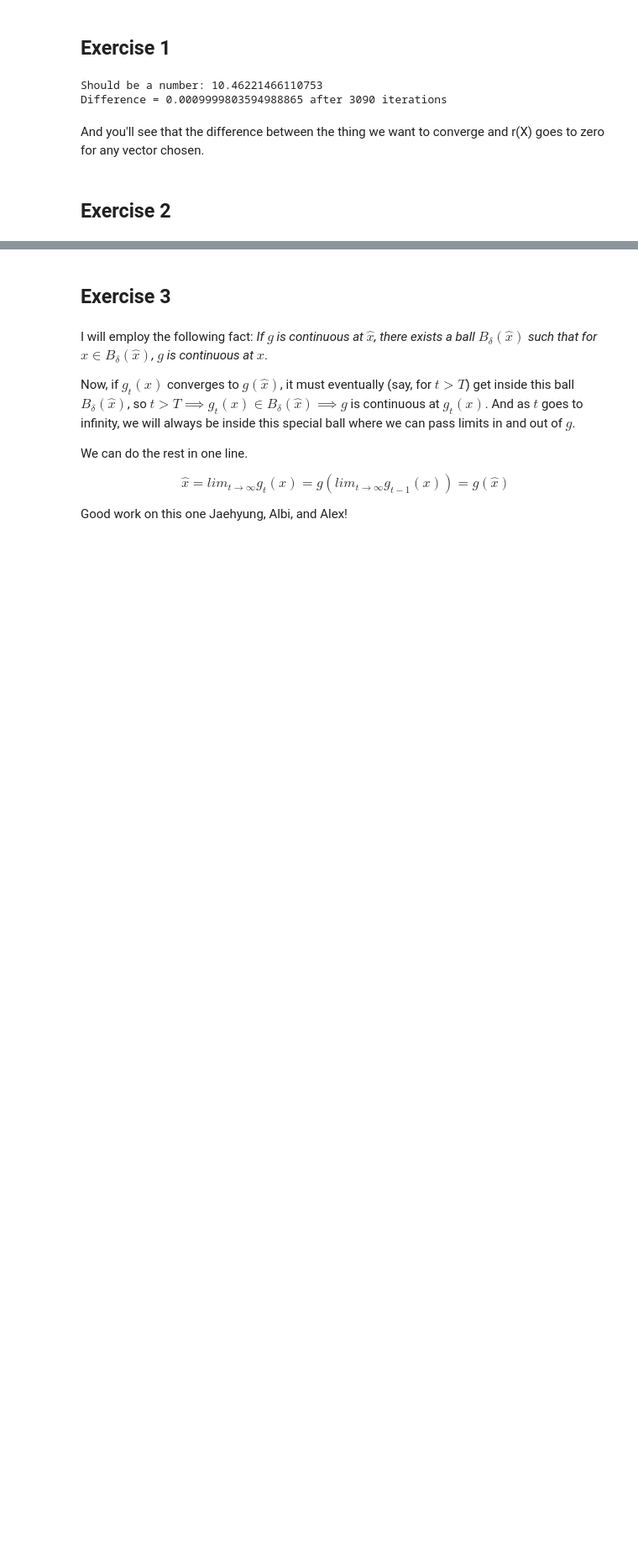
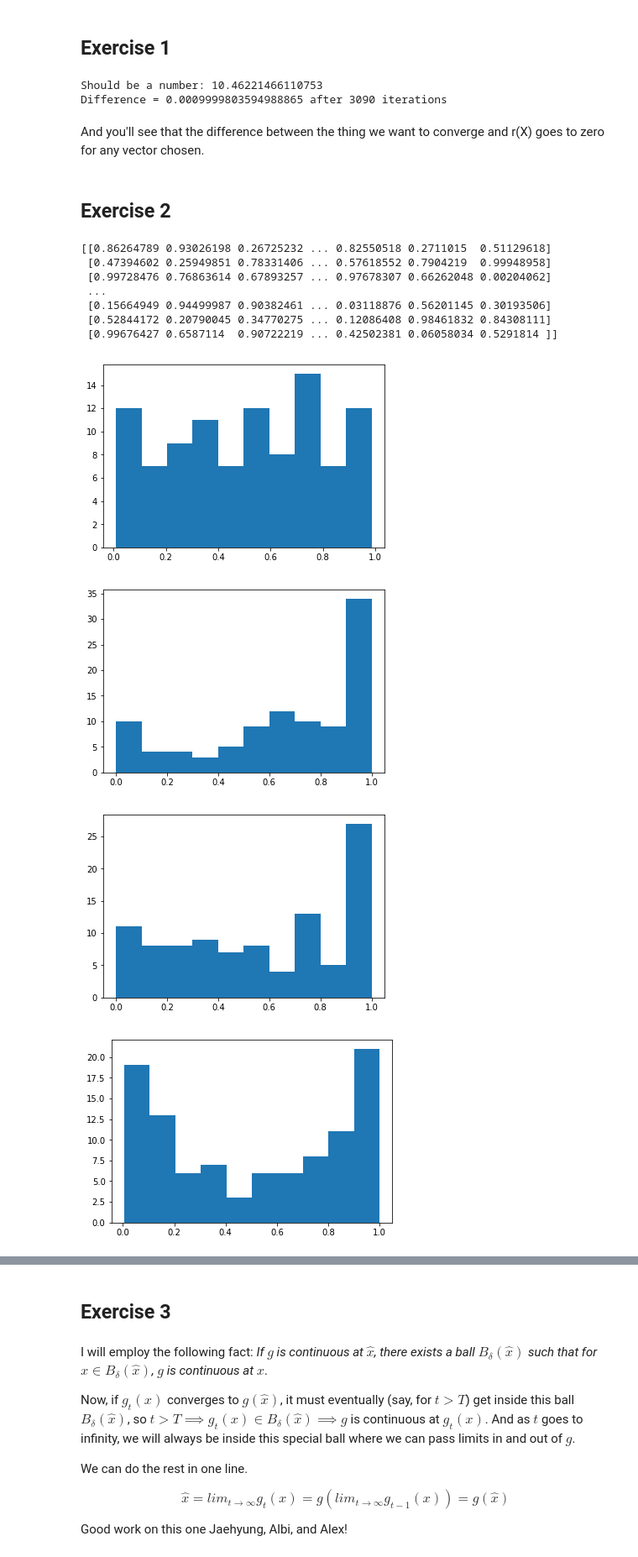
Before and after one commit to mattdbrown17/BootCamp2018, a Jupyter notebook: ProbSets/Econ/ProbSet2/Economics Hwk 1.ipynb, the cells around one changed output, grey strips where cells are left out. Shown: that part at 84% size. Saved outputs shown, nothing was run; the diff lists cells and outputs as text; code cells hidden in the pictures; blank space fills up the shorter version.

```diff
--- a/ProbSets/Econ/ProbSet2/Economics Hwk 1.ipynb
+++ b/ProbSets/Econ/ProbSet2/Economics Hwk 1.ipynb
@@ -76,6 +78,7 @@ And you'll see that the difference between the thing we want to converge and r(X
 # %%
 #
 
+@njit
 def nextx(x):
     '''
     This function takes as its argument the last x_t and outputs
@@ -92,31 +95,48 @@ def generate(slength, numx):
     '''
     # Generate initial xs
     x = rand.uniform(0, 1, numx)
     # initialize timeseries (columns are individual series)
     seriesmat = np.zeros((numx, slength))
     for i in range(slength):
         for j in range(numx):
             seriesmat[i, j] = x[j]
         x = nextx(x)
     return seriesmat
 
 generate(20, 20)
 
 @njit
 def generate_jitted(slength, numx):
     '''
     This function generates the numx time series of length slength
     following the quadratic map. The inital x values are drawn from
     a uniform distribution on (0, 1)
     '''
     # Generate initial xs
     x = rand.uniform(0, 1, numx)
     # initialize timeseries (columns are individual series)
     seriesmat = np.zeros((numx, slength))
     for i in range(slength):
         for j in range(numx):
             seriesmat[i, j] = x[j]
         x = nextx(x)
     return seriesmat
 
-plt.plot()
+
+print(generate_jitted(100, 100))
+
+for i in range(100):
+    plt.hist(generate_jitted(100, 100)[i])
+    plt.show()
+# %% [output]
+[[0.86264789 0.93026198 0.26725232 ... 0.82550518 0.2711015  0.51129618]
+ [0.47394602 0.25949851 0.78331406 ... 0.57618552 0.7904219  0.99948958]
+ [0.99728476 0.76863614 0.67893257 ... 0.97678307 0.66262048 0.00204062]
+ ...
+ [0.15664949 0.94499987 0.90382461 ... 0.03118876 0.56201145 0.30193506]
+ [0.52844172 0.20790045 0.34770275 ... 0.12086408 0.98461832 0.84308111]
+ [0.99676427 0.6587114  0.90722219 ... 0.42502381 0.06058034 0.5291814 ]]
+[figure, added]
+[figure, added]
+[figure, added]
+[figure, added]
```
Also changed, not shown: parts of 3 cells of this notebook, 6 other files.
